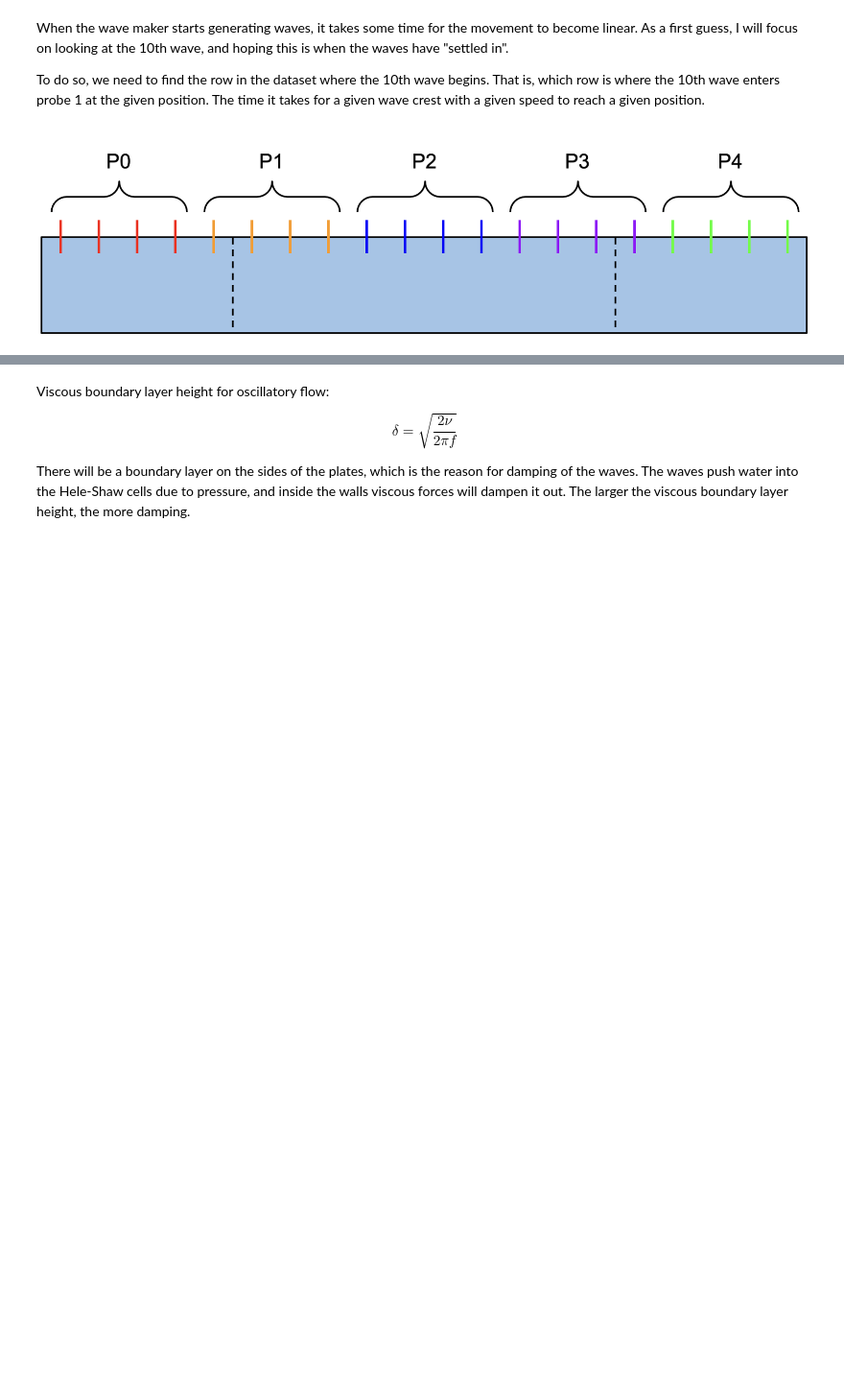
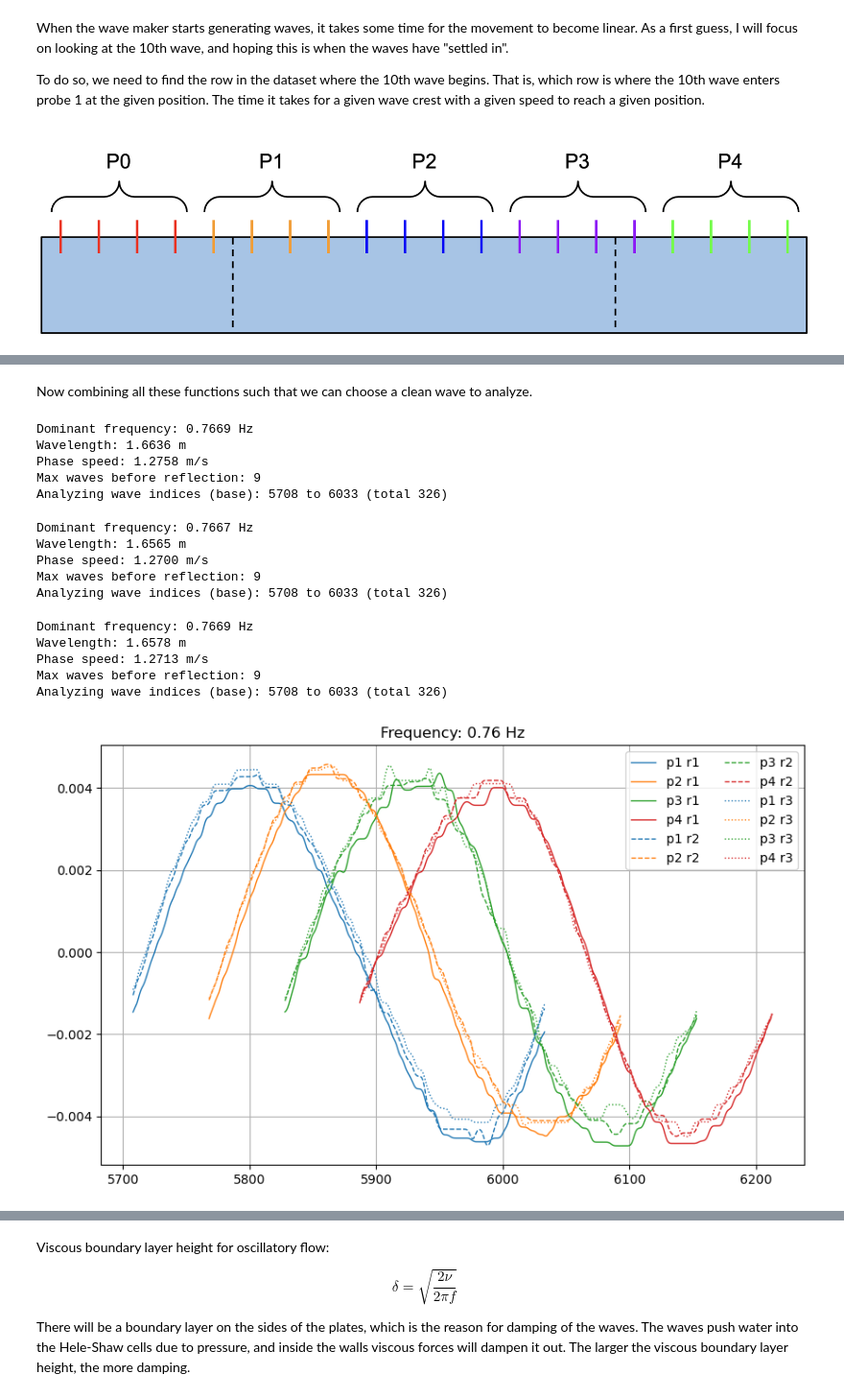
Before and after one commit to kjes4pres/Master_code, a Jupyter notebook: Maximes_results.ipynb, the cells around one changed output, grey strips where cells are left out. Shown at 96% size. Drawn from its saved outputs; the diff is of its cells as text; code cells hidden in the pictures; blank space fills up the shorter version.

```diff
--- a/Maximes_results.ipynb
+++ b/Maximes_results.ipynb
@@ -210,0 +349,2 @@ X4_4 = X4_3 + 1.215
+# %% [markdown]
+Now combining all these functions such that we can choose a clean wave to analyze.
@@ -210,0 +385,66 @@ X4_4 = X4_3 + 1.215
+# %%
+wl_r1, f_dom_r1, speed_r1, n_max_r1, wave_indices_r1 = analyze_wave(run1_p, probe_positions)
+# %% [output]
+Dominant frequency: 0.7669 Hz
+Wavelength: 1.6636 m
+Phase speed: 1.2758 m/s
+Max waves before reflection: 9
+Analyzing wave indices (base): 5708 to 6033 (total 326)
+# %%
+wl_r2, f_dom_r2, speed_r2, n_max_r2, wave_indices_r2 = analyze_wave(run2_p, probe_positions)
+# %% [output]
+Dominant frequency: 0.7667 Hz
+Wavelength: 1.6565 m
+Phase speed: 1.2700 m/s
+Max waves before reflection: 9
+Analyzing wave indices (base): 5708 to 6033 (total 326)
+# %%
+wl_r3, f_dom_r3, speed_r3, n_max_r3, wave_indices_r3 = analyze_wave(run3_p, probe_positions)
+# %% [output]
+Dominant frequency: 0.7669 Hz
+Wavelength: 1.6578 m
+Phase speed: 1.2713 m/s
+Max waves before reflection: 9
+Analyzing wave indices (base): 5708 to 6033 (total 326)
+# %%
+# Colors per probe
+probe_colors = {
+    'p1': 'tab:blue',
+    'p2': 'tab:orange',
+    'p3': 'tab:green',
+    'p4': 'tab:red'
+}
+
+# Line styles per run
+run_styles = {
+    'r1': '-',
+    'r2': '--',
+    'r3': ':'
+}
+
+# Collect runs in a dict for easy looping
+runs = {
+    'r1': run1_p,
+    'r2': run2_p,
+    'r3': run3_p
+}
+
+plt.figure(figsize=(10, 6))
+
+# Loop over runs and probes
+for run_name, run_data in runs.items():
+    wave_indices = globals()[f"wave_indices_{run_name}"]  # e.g. wave_indices_r1
+    for probe in probe_colors.keys():
+        idx = wave_indices[probe]  # probe-specific indices
+        plt.plot(run_data[probe].iloc[idx],
+                 color=probe_colors[probe],
+                 linestyle=run_styles[run_name],
+                 linewidth=1,
+                 label=f"{probe} {run_name}")
+
+plt.title(f'Frequency: {f:.2f} Hz')
+plt.grid()
+plt.legend(ncol=2)
+plt.show()
+# %% [output]
+[figure, added]
```
Also changed, not shown: parts of 29 cells of this notebook.
